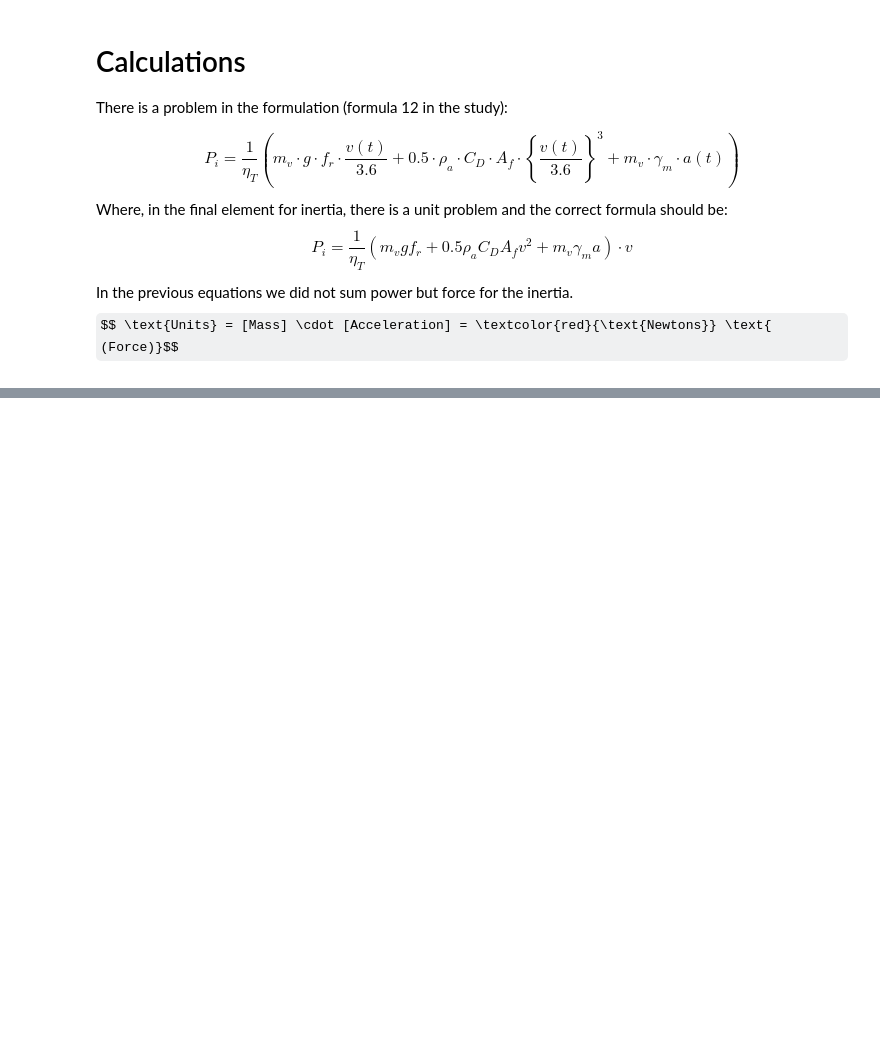
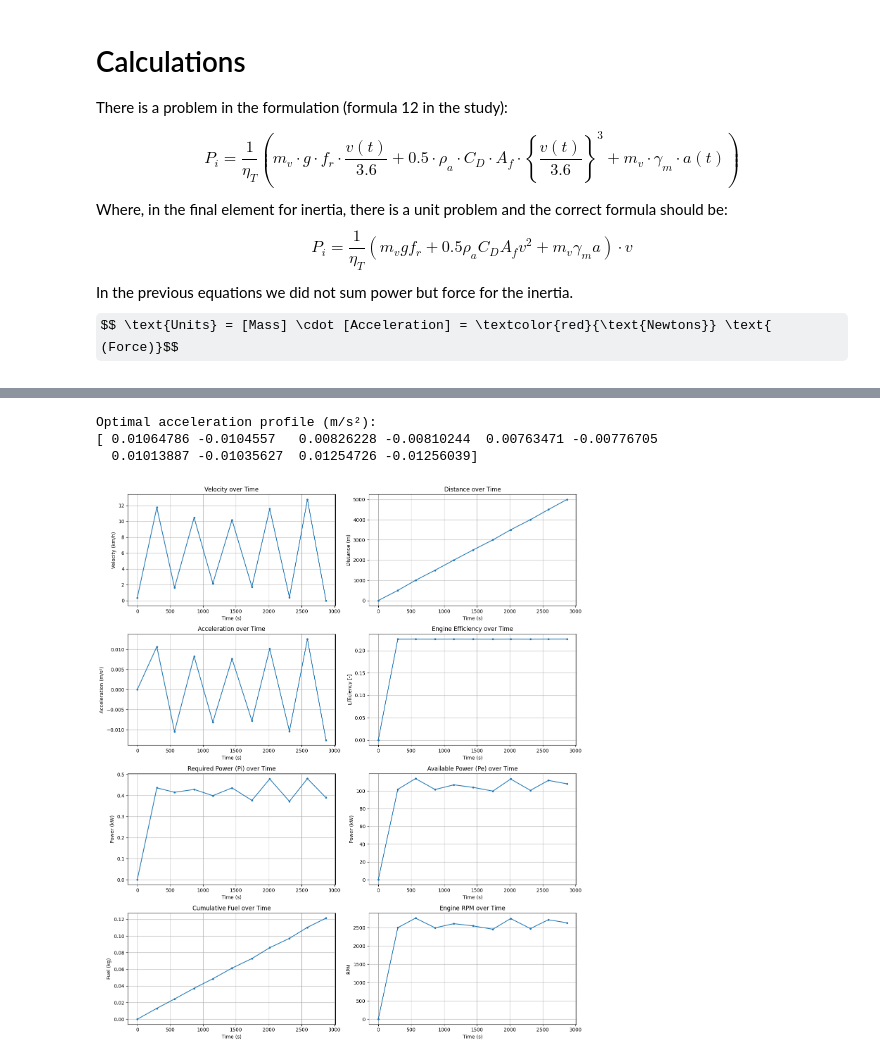
Before and after one commit to catsrcul/Oleng_trabalho, a Jupyter notebook: sample.ipynb, the cells around one changed output, grey strips where cells are left out. Cells and saved outputs as stored; diff of their text form; code cells hidden in the pictures; some formulas as TeX source; blank space fills up the shorter version.

```diff
--- a/sample.ipynb
+++ b/sample.ipynb
@@ -51,37 +47,30 @@ $$ P_i = \frac{1}{\eta_T} \left( m_v g f_r + 0.5 \rho_a C_D A_f v^2 + m_v \gamma
 In the previous equations we did not sum power but force for the inertia.
 $$ \text{Units} = [Mass] \cdot [Acceleration] = \textcolor{red}{\text{Newtons}} \text{ (Force)}$$
 # %%
-import numpy as np
-import matplotlib.pyplot as plt
 from scipy.optimize import minimize
 from analytic_formulation import OlengEquations, Q_
 
 delta_s    = Q_(500.0, 'm')
 total_dist = Q_(5_000.0, 'm')
 n_steps    = int(total_dist / delta_s)
-v_cruise   = Q_(90.0, 'km/h').to('m/s')
+v_cruise   = Q_(90, 'km/h').to('m/s')
+v_initial = Q_(0.1, 'm/s')
 
 # Use a dedicated model starting at cruise speed so the optimizer has a meaningful baseline
-model_opt = OlengEquations(params, initial_velocity=v_cruise)
+model_opt = OlengEquations(params, initial_velocity=v_initial)
 
 initial_guess = [0.0 for _ in range(n_steps)]
 
 
 def fuel_objective(acceleration_profile):
-    results = model_opt.run(acceleration_profile, delta_s, xi_ax=3.9, xi_n=1.0)
+    results = model_opt.run(acceleration_profile, delta_s, xi_ax=3.9)
 
     total_fuel = results['fuel_cumulative_kg'].iloc[-1]
 
-
-    # Penalise trajectories that deviate far from the target cruise speed
-    v_final = results['velocity_ms'].iloc[-1]
-    v_target_ms = v_cruise.to('m/s').magnitude
-    penalty = 1e3 * (v_final - v_target_ms) ** 2
-
-    return total_fuel + penalty
+    return total_fuel
 
 
-minimization = minimize(fuel_objective, initial_guess, method='nelder-mead')
+minimization = minimize(fuel_objective, initial_guess, method='Nelder-Mead')
 
 print(fuel_objective(minimization.x))
 print(minimization)
@@ -108,0 +98,37 @@ print(minimization)
+# %%
+import matplotlib.pyplot as plt
+
+results = model_opt.run(minimization.x, delta_s, xi_ax=3.9)
+
+print("Optimal acceleration profile (m/s²):")
+print(minimization.x)
+
+fig, axes = plt.subplots(4, 2, figsize=(14, 16))
+axes = axes.flatten()
+
+plots = [
+    ('time_s', 'velocity_ms',          'Time (s)', 'Velocity (km/h)',       'Velocity over Time'),
+    ('time_s', 'distance_m',           'Time (s)', 'Distance (m)',          'Distance over Time'),
+    ('time_s', 'acceleration_ms2',     'Time (s)', 'Acceleration (m/s²)',   'Acceleration over Time'),
+    ('time_s', 'efficiency',           'Time (s)', 'Efficiency [-]',        'Engine Efficiency over Time'),
+    ('time_s', 'Pi_kW',               'Time (s)', 'Power (kW)',            'Required Power (Pi) over Time'),
+    ('time_s', 'Pe_kW',               'Time (s)', 'Power (kW)',            'Available Power (Pe) over Time'),
+    ('time_s', 'fuel_cumulative_kg',   'Time (s)', 'Fuel (kg)',             'Cumulative Fuel over Time'),
+    ('time_s', 'engine_rpm',           'Time (s)', 'RPM',                   'Engine RPM over Time'),
+]
+
+for ax, (x_col, y_col, x_label, y_label, title) in zip(axes, plots):
+    y_data = results[y_col] * 3.6 if y_col == 'velocity_ms' else results[y_col]
+    ax.plot(results[x_col], y_data, marker='o', markersize=3)
+    ax.set_xlabel(x_label)
+    ax.set_ylabel(y_label)
+    ax.set_title(title)
+    ax.grid(True)
+
+plt.tight_layout()
+plt.show()
+# %% [output]
+Optimal acceleration profile (m/s²):
+[ 0.01064786 -0.0104557   0.00826228 -0.00810244  0.00763471 -0.00776705
+  0.01013887 -0.01035627  0.01254726 -0.01256039]
+[figure, added]
```
Also changed, not shown: parts of 2 cells of this notebook, 1 other file.
